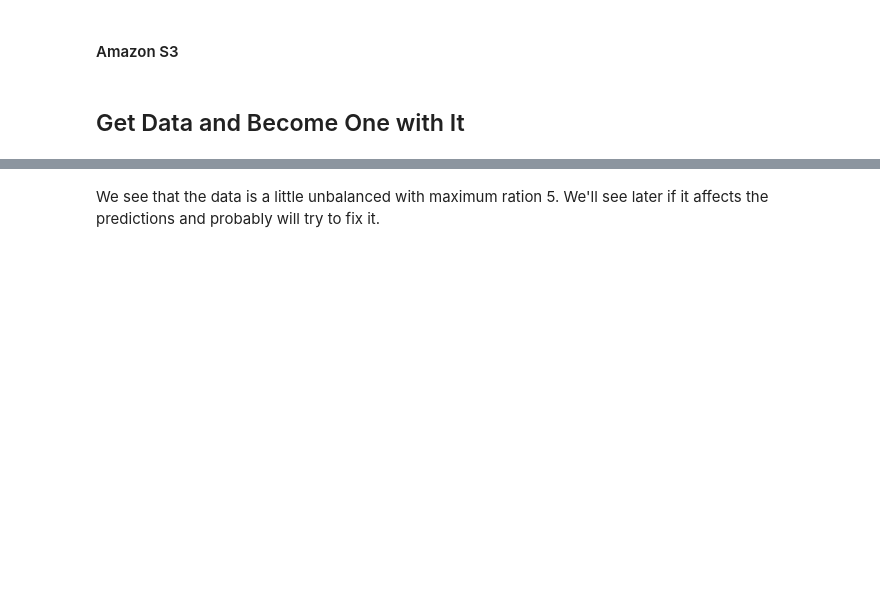
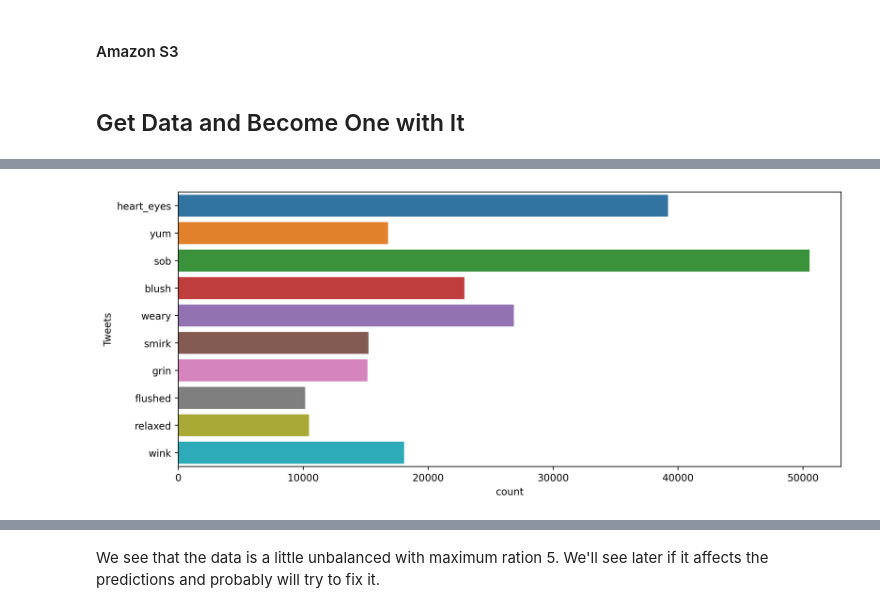
Before and after one commit to kosokolovskiy-projects/main, a Jupyter notebook: jupyter_notebooks/predicting_emojis_in_tweets/Predicting_Emojis_in_Tweets.ipynb, the cells around one changed output, grey strips where cells are left out. Saved outputs shown, nothing was run; the diff lists cells and outputs as text; code cells hidden in the pictures; blank space fills up the shorter version.

```diff
--- a/jupyter_notebooks/predicting_emojis_in_tweets/Predicting_Emojis_in_Tweets.ipynb
+++ b/jupyter_notebooks/predicting_emojis_in_tweets/Predicting_Emojis_in_Tweets.ipynb
@@ -211,8 +230,10 @@ type(emoji_df.value_counts())
 # %%
 plt.figure(figsize=(12, 5), dpi=350)
 sns.countplot(data=emoji_df, y='Tweets');
 
-upload_plot('1_categories_count')
+# upload_plot('1_categories_count')
+# %% [output]
+[figure, added]
 # %%
 # sourcery skip: dict-comprehension
 emoji_df.value_counts().max() / emoji_df.value_counts().min()
```
Also changed, not shown: parts of 27 cells of this notebook, 5 other files.
